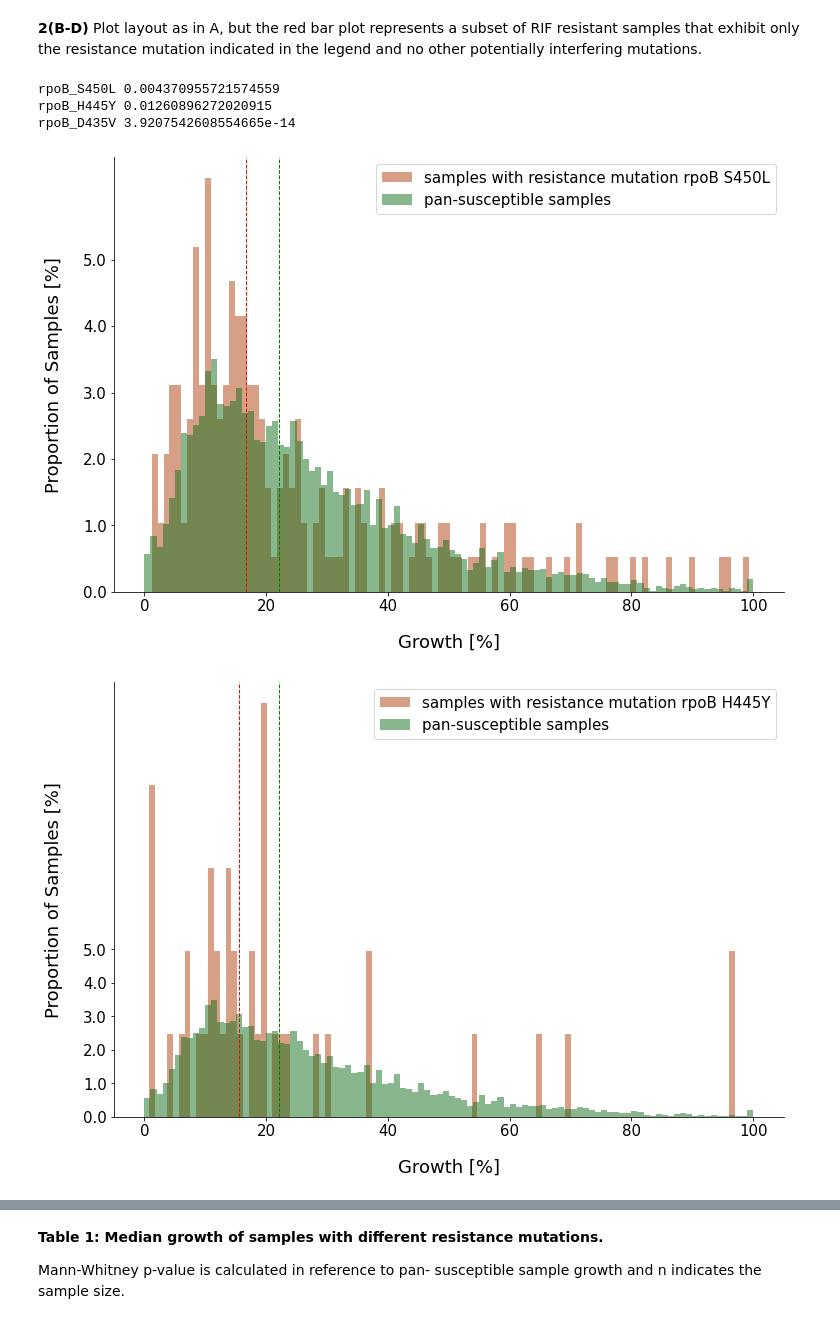
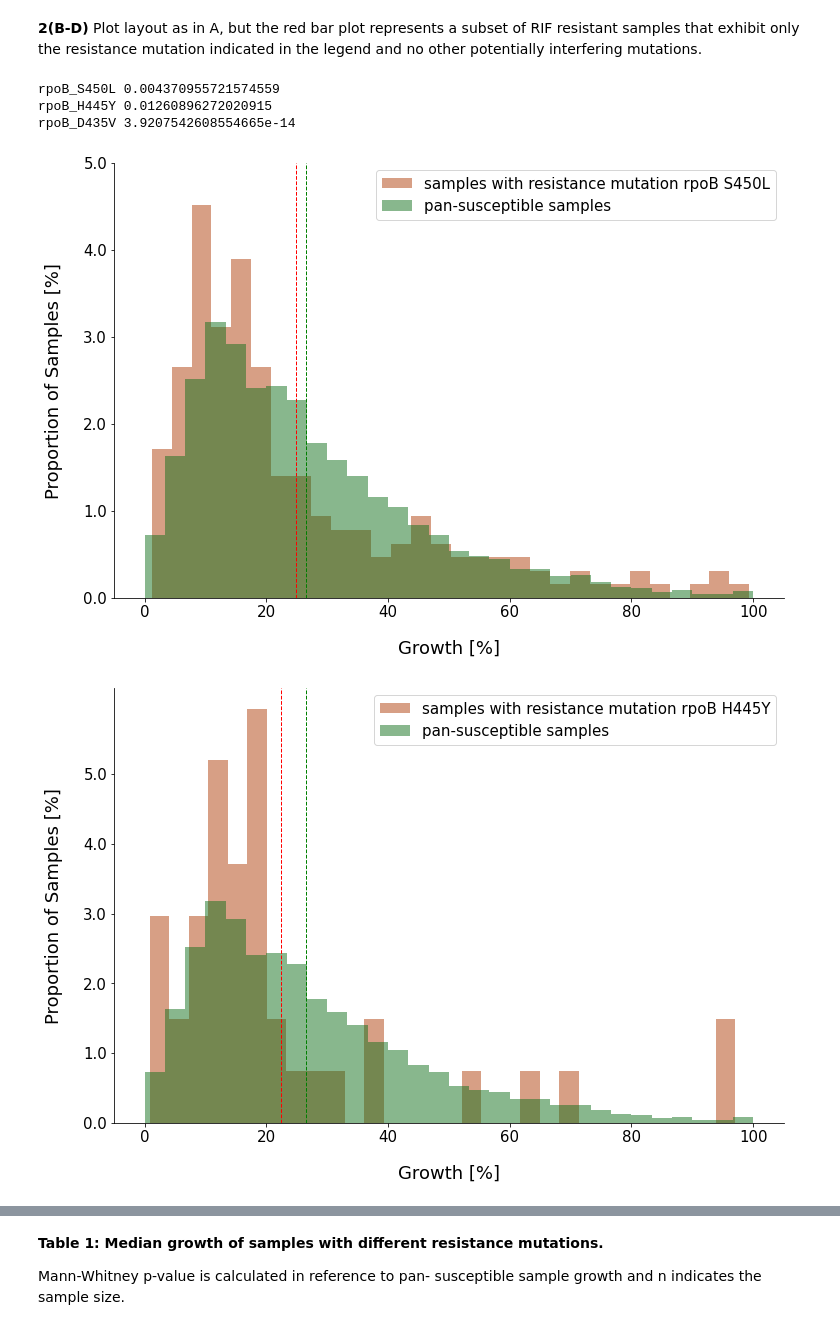
Before and after one commit to fowler-lab/tb-rnap-compensation, a Jupyter notebook: Recreate_figures_paper.ipynb, the cells around one changed output, grey strips where cells are left out. Cells and saved outputs as stored; diff of their text form; code cells hidden in the pictures.

Commit message:
changed median to mean

```diff
--- a/Recreate_figures_paper.ipynb
+++ b/Recreate_figures_paper.ipynb
@@ -141,11 +143,11 @@ resistant.dropna(inplace = True)
 
 #calculate p-value
 stat, p = mannwhitneyu(resistant, susceptible)
-print(p)
+print(p, numpy.mean(resistant), numpy.mean(susceptible))
 
 #save p-value and median
 p_values_medians = []
-p_values_medians.append(['any resistance', round(resistant.median(), 2), p, len(resistant)])
+p_values_medians.append(['any resistance', round(numpy.mean(resistant), 2), p, len(resistant)])
 
 #plot growth distributions
 fig, ax = plt.subplots()
@@ -153,11 +155,11 @@ ax.spines["top"].set_visible(False)
 ax.spines["right"].set_visible(False)
 fig.set_size_inches(12, 8)
 
-plt.hist(resistant, bins = 100, alpha = 0.5, label="resistant samples", density = True, color = colors[1])
-plt.axvline(resistant.median(), color = 'darkred', linestyle='dashed', linewidth = 1)
+plt.hist(resistant, bins = 30, alpha = 0.5, label="resistant samples", density = True, color = colors[1])
+plt.axvline(numpy.mean(resistant), color = 'darkred', linestyle='dashed', linewidth = 1)
 
-plt.hist(susceptible, bins = 100, alpha = 0.5, label="pan-susceptible samples", density = True, color = colors[2])
-plt.axvline(susceptible.median(), color = 'darkgreen', linestyle='dashed', linewidth = 1)
+plt.hist(susceptible, bins = 30, alpha = 0.5, label="pan-susceptible samples", density = True, color = colors[2])
+plt.axvline(numpy.mean(susceptible), color = 'darkgreen', linestyle='dashed', linewidth = 1)
 
 plt.xlabel("Growth [%]", size = 18, labelpad = 20)
 plt.ylabel("Proportion of Samples [%]", size = 18, labelpad = 20)
@@ -207,37 +205,37 @@ for res in res_gene_mutations:
 
     #plot growth distributions below p-value cut-off
     if p < (0.05):
 
         fig, ax = plt.subplots()
         ax.spines["top"].set_visible(False)
         ax.spines["right"].set_visible(False)
         fig.set_size_inches(12, 8)
 
         ax.spines["top"].set_visible(False)
         ax.spines["right"].set_visible(False)
 
-        plt.hist(resistant, bins = 100, alpha = 0.5,
+        plt.hist(resistant, bins = 30, alpha = 0.5,
                  label = "samples with resistance mutation " + res[0:4] + ' ' + res[5:],
                  density = True, color = colors[1])
-        plt.axvline(resistant.median(), color = 'r', linestyle = 'dashed', linewidth=1)
+        plt.axvline(numpy.mean(resistant), color = 'r', linestyle = 'dashed', linewidth=1)
 
-        plt.hist(susceptible, bins = 100, alpha = 0.5, label = "pan-susceptible samples",
+        plt.hist(susceptible, bins = 30, alpha = 0.5, label = "pan-susceptible samples",
                  density = True, color = colors[2])
-        plt.axvline(susceptible.median(), color = 'g', linestyle = 'dashed', linewidth = 1)
+        plt.axvline(numpy.mean(susceptible), color = 'g', linestyle = 'dashed', linewidth = 1)
 
         plt.xlabel("Growth [%]", size = 18, labelpad = 20)
         plt.ylabel("Proportion of Samples [%]", size = 18, labelpad = 20)
 
         plt.xticks(fontsize = 15)
         plt.yticks(y, values, fontsize = 15)
 
         plt.legend(loc = 'upper right', fontsize = 15)
 
         #save p-value and median
-        p_values_medians.append([res, round(resistant.median(), 2), p, len(resistant)])
+        p_values_medians.append([res, round(numpy.mean(resistant), 2), p, len(resistant)])
 # %% [output]
 rpoB_S450L 0.004370955721574559
 rpoB_H445Y 0.01260896272020915
 rpoB_D435V 3.9207542608554665e-14
-[figure, old version]
+[figure, new version]
-[figure, old version]
+[figure, new version]
```
Also changed, not shown: parts of 14 cells of this notebook.
